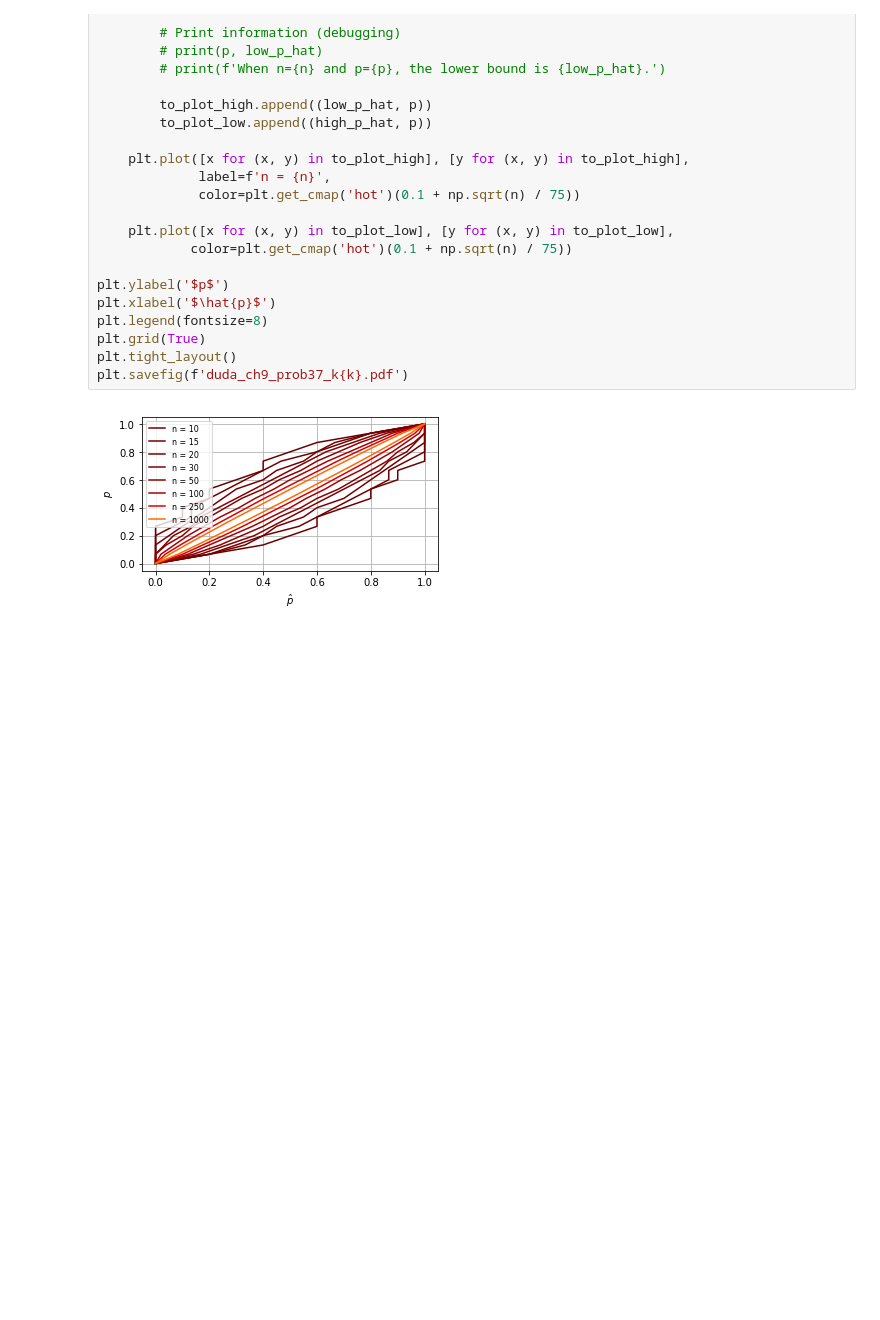
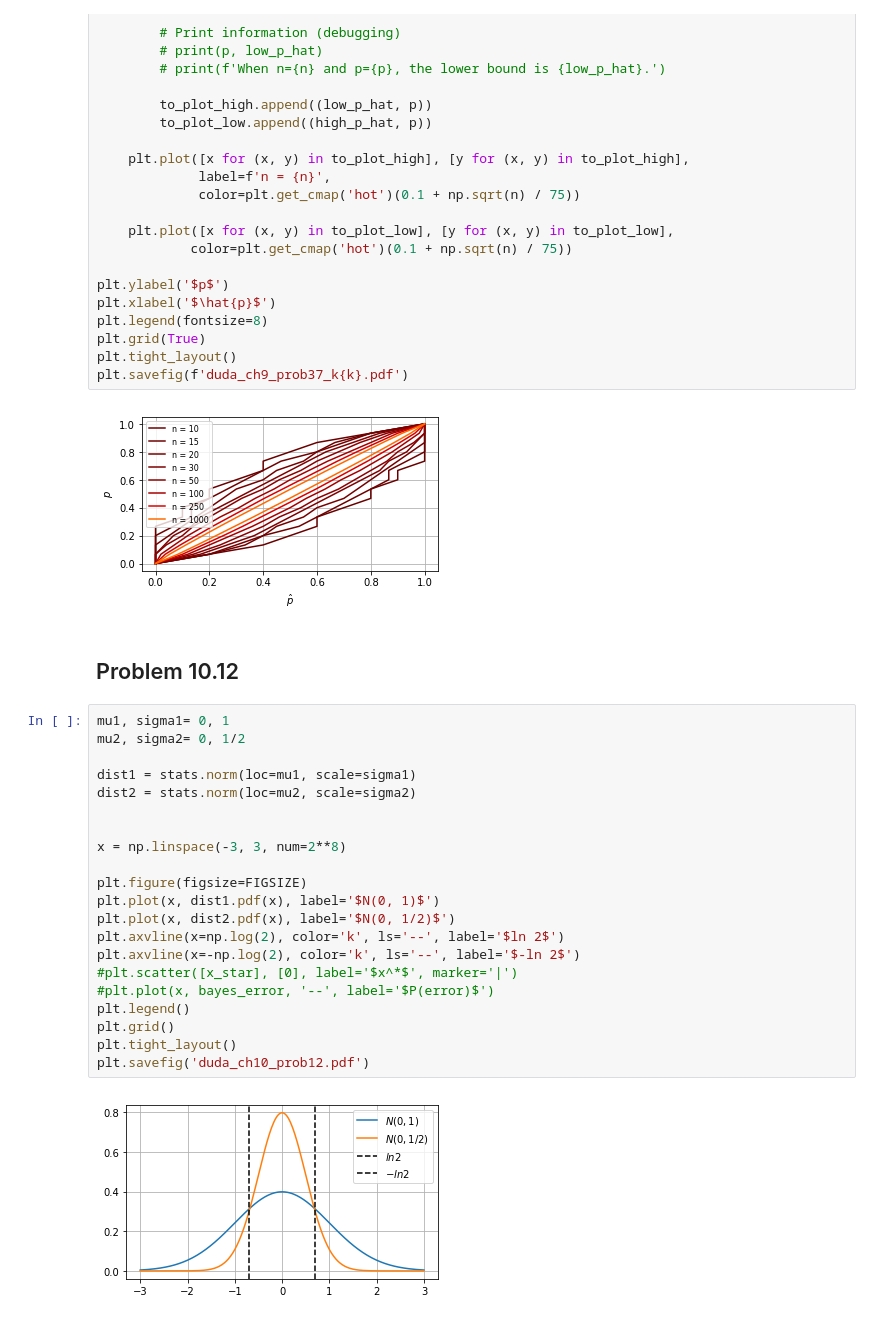
Before and after one commit to tommyod/lml, a Jupyter notebook: latex/duda/figs/create_figures.ipynb, the cells around one changed output. Saved outputs shown, nothing was run; the diff lists cells and outputs as text; blank space fills up the shorter version.

Commit message:
need 2 more problems and 1 summary in duda

```diff
--- a/latex/duda/figs/create_figures.ipynb
+++ b/latex/duda/figs/create_figures.ipynb
@@ -618,3 +618,28 @@ plt.tight_layout()
 plt.savefig(f'duda_ch9_prob37_k{k}.pdf')
 # %% [output]
 [figure]
+# %% [markdown]
+## Problem 10.12
+# %%
+mu1, sigma1= 0, 1
+mu2, sigma2= 0, 1/2
+
+dist1 = stats.norm(loc=mu1, scale=sigma1)
+dist2 = stats.norm(loc=mu2, scale=sigma2)
+
+
+x = np.linspace(-3, 3, num=2**8)
+
+plt.figure(figsize=FIGSIZE)
+plt.plot(x, dist1.pdf(x), label='$N(0, 1)$')
+plt.plot(x, dist2.pdf(x), label='$N(0, 1/2)$')
+plt.axvline(x=np.log(2), color='k', ls='--', label='$ln 2$')
+plt.axvline(x=-np.log(2), color='k', ls='--', label='$-ln 2$')
+#plt.scatter([x_star], [0], label='$x^*$', marker='|')
+#plt.plot(x, bayes_error, '--', label='$P(error)$')
+plt.legend()
+plt.grid()
+plt.tight_layout()
+plt.savefig('duda_ch10_prob12.pdf')
+# %% [output]
+[figure, added]
```
Also changed, not shown: 10 other files.
